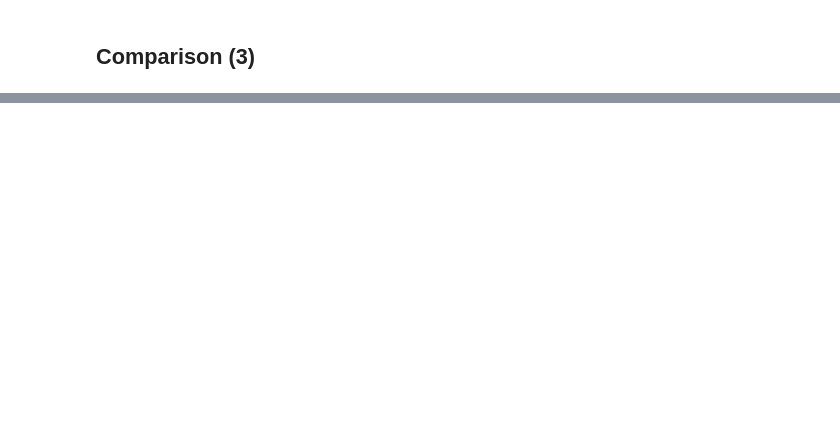
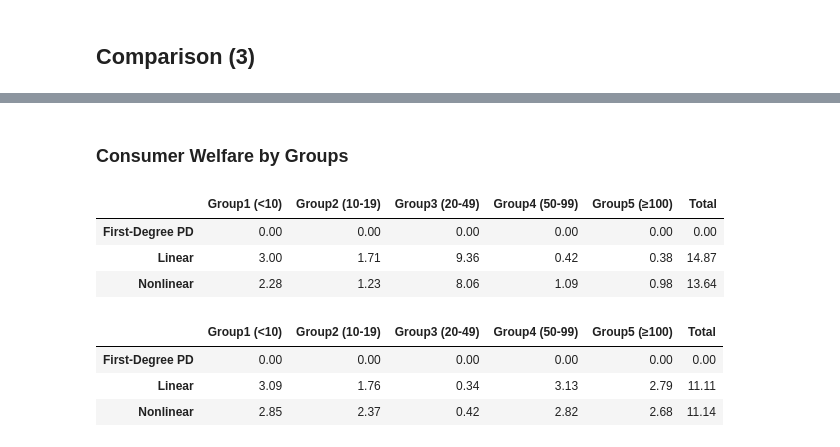
Before and after one commit to wanxii/nonlinear-pricing, a Jupyter notebook: welfare_groups.ipynb, the cells around one changed output, grey strips where cells are left out. Cells and saved outputs as stored; diff of their text form; code cells hidden in the pictures; blank space fills up the shorter version.

```diff
--- a/welfare_groups.ipynb
+++ b/welfare_groups.ipynb
@@ -386,0 +354,28 @@ counter_fi.savefig("fig/counter_lc_vs_gb.svg", dpi=400)
+# %% [markdown]
+### Consumer Welfare by Groups
+# %%
+cs_f3 = pd.DataFrame({"Group1 (<10)": {"First-Degree PD": 0, "Linear": 3.00, "Nonlinear": 2.28},
+              "Group2 (10-19)": {"First-Degree PD": 0, "Linear": 1.71, "Nonlinear": 1.23},
+              "Group3 (20-49)": {"First-Degree PD": 0, "Linear": 9.36, "Nonlinear": 8.06},
+              "Group4 (50-99)": {"First-Degree PD": 0, "Linear": 0.42, "Nonlinear": 1.09},
+              "Group5 (≥100)": {"First-Degree PD": 0, "Linear": 0.38, "Nonlinear": 0.98}})
+cs_f3["Total"] = cs_f3.sum(axis=1)
+cs_f3
+# %% [output]
+|  | Group1 (<10) | Group2 (10-19) | Group3 (20-49) | Group4 (50-99) | Group5 (≥100) | Total |
+| First-Degree PD | 0.00 | 0.00 | 0.00 | 0.00 | 0.00 | 0.00 |
+| Linear | 3.00 | 1.71 | 9.36 | 0.42 | 0.38 | 14.87 |
+| Nonlinear | 2.28 | 1.23 | 8.06 | 1.09 | 0.98 | 13.64 |
+# %%
+cs_i3 = pd.DataFrame({"Group1 (<10)": {"First-Degree PD": 0, "Linear": 3.09, "Nonlinear": 2.85},
+              "Group2 (10-19)": {"First-Degree PD": 0, "Linear": 1.76, "Nonlinear": 2.37},
+              "Group3 (20-49)": {"First-Degree PD": 0, "Linear": 0.34, "Nonlinear": 0.42},
+              "Group4 (50-99)": {"First-Degree PD": 0, "Linear": 3.13, "Nonlinear": 2.82},
+              "Group5 (≥100)": {"First-Degree PD": 0, "Linear": 2.79, "Nonlinear": 2.68}})
+cs_i3["Total"] = cs_i3.sum(axis=1)
+cs_i3
+# %% [output]
+|  | Group1 (<10) | Group2 (10-19) | Group3 (20-49) | Group4 (50-99) | Group5 (≥100) | Total |
+| First-Degree PD | 0.00 | 0.00 | 0.00 | 0.00 | 0.00 | 0.00 |
+| Linear | 3.09 | 1.76 | 0.34 | 3.13 | 2.79 | 11.11 |
+| Nonlinear | 2.85 | 2.37 | 0.42 | 2.82 | 2.68 | 11.14 |
```
Also changed, not shown: parts of 19 cells of this notebook.
